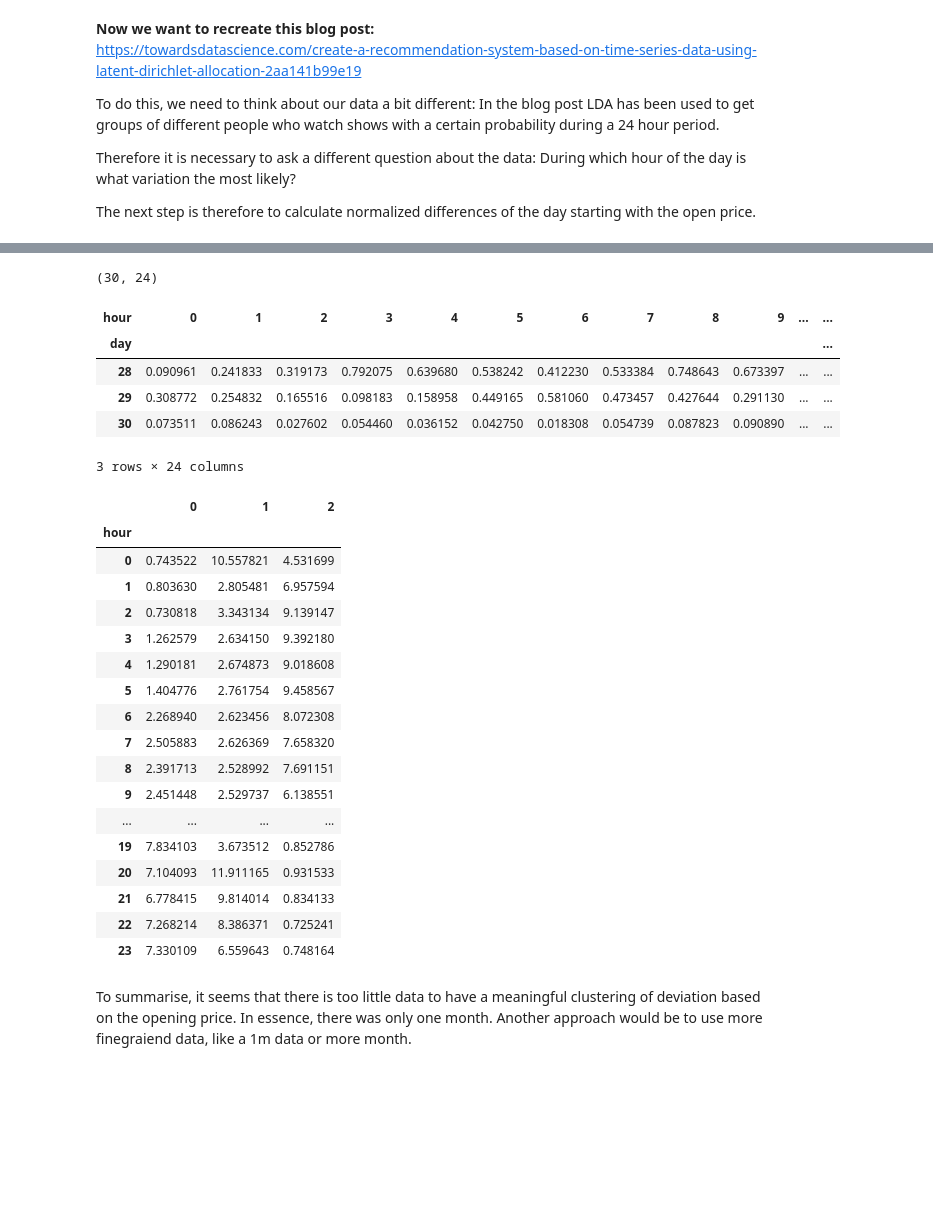
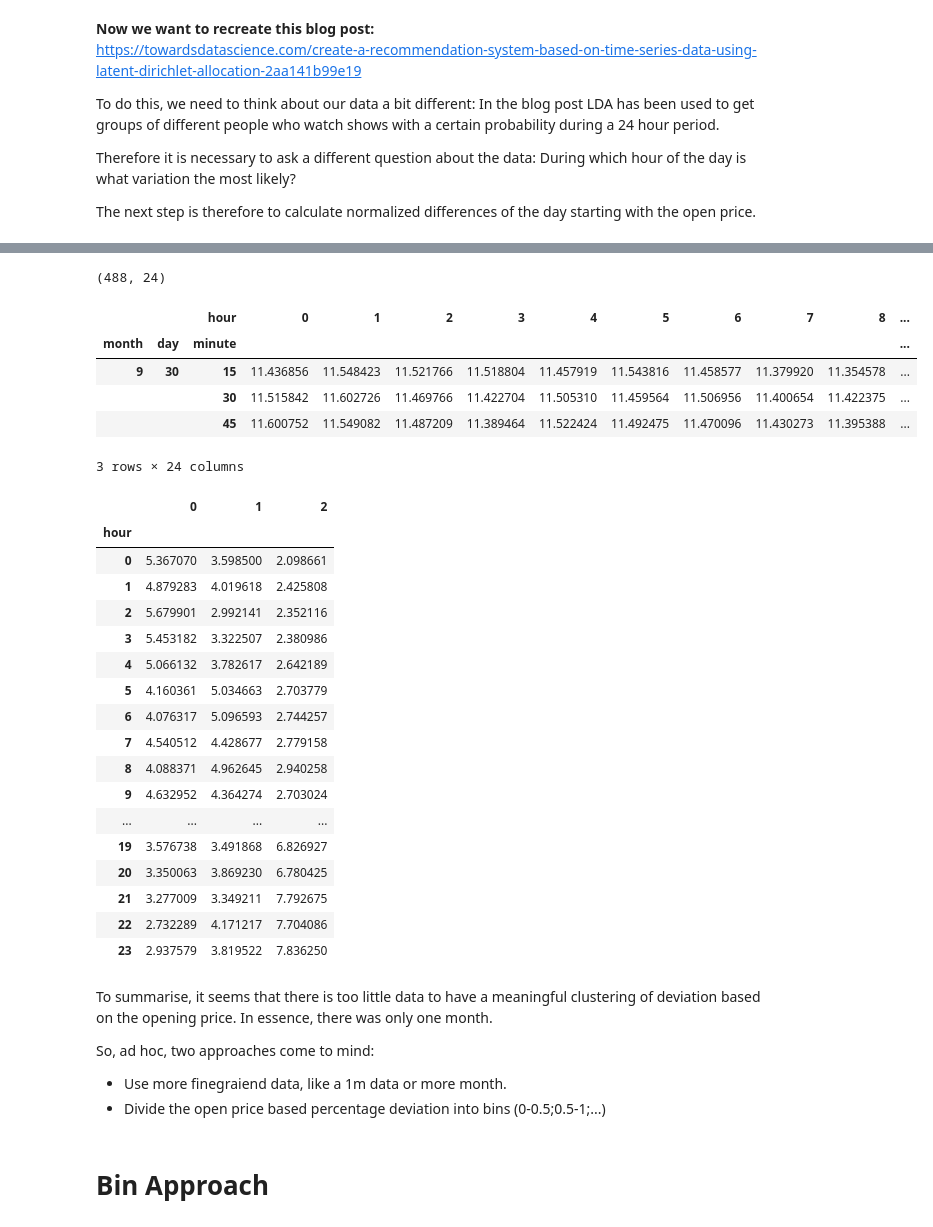
Before and after one commit to georghoeller/fastbook, a Jupyter notebook: my-stuff/lesson5-random-forests/ch8-collab-lda.ipynb, the cells around one changed output, grey strips where cells are left out. Drawn from its saved outputs; the diff is of its cells as text; code cells hidden in the pictures; blank space fills up the shorter version.

Commit message:
add other approaches

```diff
--- a/my-stuff/lesson5-random-forests/ch8-collab-lda.ipynb
+++ b/my-stuff/lesson5-random-forests/ch8-collab-lda.ipynb
@@ -8,7 +8,12 @@ The goal of this notebook is to use Latent Dirichlet Allocation as a collaborati
 import pandas as pd
 
 # data are 15 minute candlesticks
-df = pd.read_csv("btc-data/BTCUSDT_15_2023-09-01_2023-09-30.csv", names=["time","open","high","low","close","vol"], header=None)
+df_6 = pd.read_csv("btc-data/BTCUSDT_15_2023-06-01_2023-06-30.csv", names=["time","open","high","low","close","vol"], header=None)
+df_7 = pd.read_csv("btc-data/BTCUSDT_15_2023-07-01_2023-07-31.csv", names=["time","open","high","low","close","vol"], header=None)
+df_8 = pd.read_csv("btc-data/BTCUSDT_15_2023-08-01_2023-08-31.csv", names=["time","open","high","low","close","vol"], header=None)
+df_9 = pd.read_csv("btc-data/BTCUSDT_15_2023-09-01_2023-09-30.csv", names=["time","open","high","low","close","vol"], header=None)
+
+df = pd.concat([df_6,df_7,df_8,df_9])
 
 # if on kaggle:
 # df = pd.read_csv("/kaggle/input/btcusdt-15-2023-09-01-2023-09-30/BTCUSDT_15_2023-09-01_2023-09-30.csv", names=["time","open","high","low","close","vol"], header=None)
@@ -30,7 +41,16 @@ The next step is therefore to calculate normalized differences of the day starti
 df["time"] = pd.to_datetime(df["time"])
 
 # Extracting day and hour
+df["month"] = df["time"].dt.month
 df["day"] = df["time"].dt.day
 df["hour"] = df["time"].dt.hour
+df["hour_"] = df["time"].dt.hour
+df["minute"] = df["time"].dt.minute
+df["y_m_d_m"] = df["time"].dt.year.astype(str)+"_"+ \
+                df["time"].dt.month.astype(str)+"_"+ \
+                df["time"].dt.day.astype(str)+"_"+ \
+                df["time"].dt.minute.astype(str)
+                #df["time"].dt.hour.astype(str)+"_"+
+
 df.head(3)
 # %% [output]
@@ -71,16 +91,16 @@ df["perc_dev"].groupby(df["hour"]).mean().plot()
 # %%
 # index is grouping by day, since a day has 24 hours and the values are spread along 30 days to 24 hours
-df_pivot = pd.pivot_table(df,index="day",columns="hour",values="perc_dev")
+df_pivot = df.pivot_table(index=["month","day","minute"], columns='hour', values='perc_dev').dropna()
 
 print(df_pivot.shape)
 df_pivot.tail(3)
 # %% [output]
-(30, 24)
+(488, 24)
-| hour | 0 | 1 | 2 | 3 | 4 | 5 | 6 | 7 | 8 | 9 | ... | ... |
-| day |  |  |  |  |  |  |  |  |  |  |  | ... |
-| 28 | 0.090961 | 0.241833 | 0.319173 | 0.792075 | 0.639680 | 0.538242 | 0.412230 | 0.533384 | 0.748643 | 0.673397 | ... | ... |
-| 29 | 0.308772 | 0.254832 | 0.165516 | 0.098183 | 0.158958 | 0.449165 | 0.581060 | 0.473457 | 0.427644 | 0.291130 | ... | ... |
-| 30 | 0.073511 | 0.086243 | 0.027602 | 0.054460 | 0.036152 | 0.042750 | 0.018308 | 0.054739 | 0.087823 | 0.090890 | ... | ... |
+|  |  | hour | 0 | 1 | 2 | 3 | 4 | 5 | 6 | 7 | 8 | ... |
+| month | day | minute |  |  |  |  |  |  |  |  |  | ... |
+| 9 | 30 | 15 | 11.436856 | 11.548423 | 11.521766 | 11.518804 | 11.457919 | 11.543816 | 11.458577 | 11.379920 | 11.354578 | ... |
+|  |  | 30 | 11.515842 | 11.602726 | 11.469766 | 11.422704 | 11.505310 | 11.459564 | 11.506956 | 11.400654 | 11.422375 | ... |
+|  |  | 45 | 11.600752 | 11.549082 | 11.487209 | 11.389464 | 11.522424 | 11.492475 | 11.470096 | 11.430273 | 11.395388 | ... |
 3 rows × 24 columns
 # %%
 from sklearn.decomposition import LatentDirichletAllocation as LDA
@@ -88,8 +108,9 @@ from sklearn.decomposition import LatentDirichletAllocation as LDA
 lda = LDA(n_components=3).fit(df_pivot)
 # %%
 #Create the hour-cluster / term-topic matrix
-df_comp = pd.DataFrame(lda.components_.T, index=df_pivot.columns) #Normalize it
+df_comp = pd.DataFrame(lda.components_.T, index=df_pivot.columns)
 
+#Normalize it
 norm_components = lda.components_/lda.components_.sum(axis=1).reshape(-1, 1)
 
 df_comp_norm = pd.DataFrame(norm_components.T, index=df_pivot.columns)
@@ -97,21 +118,28 @@ df_comp_norm * 100
 # %% [output]
 |  | 0 | 1 | 2 |
 | hour |  |  |  |
-| 0 | 0.743522 | 10.557821 | 4.531699 |
-| 1 | 0.803630 | 2.805481 | 6.957594 |
-| 2 | 0.730818 | 3.343134 | 9.139147 |
-| 3 | 1.262579 | 2.634150 | 9.392180 |
-| 4 | 1.290181 | 2.674873 | 9.018608 |
-| 5 | 1.404776 | 2.761754 | 9.458567 |
-| 6 | 2.268940 | 2.623456 | 8.072308 |
-| 7 | 2.505883 | 2.626369 | 7.658320 |
-| 8 | 2.391713 | 2.528992 | 7.691151 |
-| 9 | 2.451448 | 2.529737 | 6.138551 |
+| 0 | 5.367070 | 3.598500 | 2.098661 |
+| 1 | 4.879283 | 4.019618 | 2.425808 |
+| 2 | 5.679901 | 2.992141 | 2.352116 |
+| 3 | 5.453182 | 3.322507 | 2.380986 |
+| 4 | 5.066132 | 3.782617 | 2.642189 |
+| 5 | 4.160361 | 5.034663 | 2.703779 |
+| 6 | 4.076317 | 5.096593 | 2.744257 |
+| 7 | 4.540512 | 4.428677 | 2.779158 |
+| 8 | 4.088371 | 4.962645 | 2.940258 |
+| 9 | 4.632952 | 4.364274 | 2.703024 |
 | ... | ... | ... | ... |
-| 19 | 7.834103 | 3.673512 | 0.852786 |
-| 20 | 7.104093 | 11.911165 | 0.931533 |
-| 21 | 6.778415 | 9.814014 | 0.834133 |
-| 22 | 7.268214 | 8.386371 | 0.725241 |
-| 23 | 7.330109 | 6.559643 | 0.748164 |
+| 19 | 3.576738 | 3.491868 | 6.826927 |
+| 20 | 3.350063 | 3.869230 | 6.780425 |
+| 21 | 3.277009 | 3.349211 | 7.792675 |
+| 22 | 2.732289 | 4.171217 | 7.704086 |
+| 23 | 2.937579 | 3.819522 | 7.836250 |
 # %% [markdown]
-To summarise, it seems that there is too little data to have a meaningful clustering of deviation based on the opening price. In essence, there was only one month. Another approach would be to use more finegraiend data, like a 1m data or more month.
+To summarise, it seems that there is too little data to have a meaningful clustering of deviation based on the opening price. In essence, there was only one month.
+
+So, ad hoc, two approaches come to mind:
+
+ - Use more finegraiend data, like a 1m data or more month.
+ - Divide the open price based percentage deviation into bins (0-0.5;0.5-1;...)
+# %% [markdown]
+# Bin Approach
```
Also changed, not shown: parts of 10 cells of this notebook.
